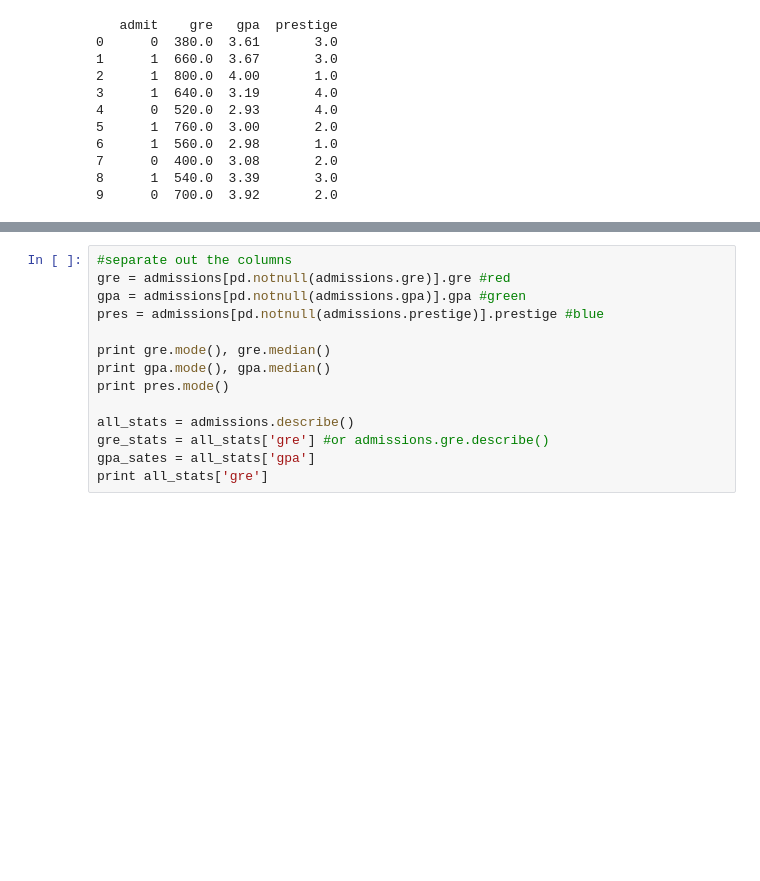
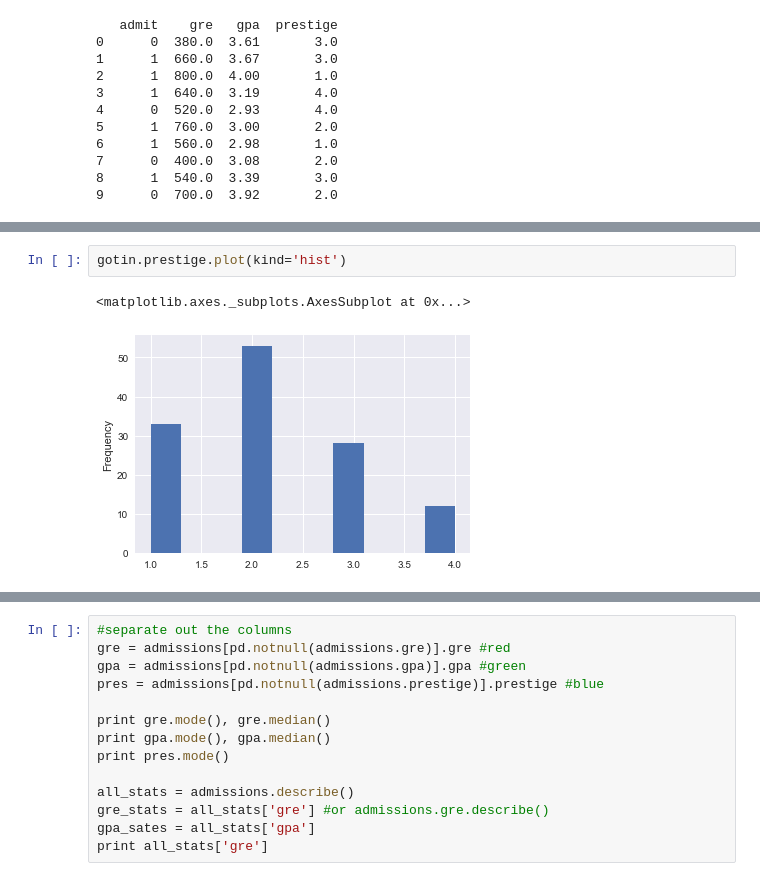
Before and after one commit to cherihung/datasci-18, a Jupyter notebook: class-projects/project-1/assets/project1-admissions-trial.ipynb, the cells around one changed output, grey strips where cells are left out. Saved outputs shown, nothing was run; the diff lists cells and outputs as text; blank space fills up the shorter version.

```diff
--- a/class-projects/project-1/assets/project1-admissions-trial.ipynb
+++ b/class-projects/project-1/assets/project1-admissions-trial.ipynb
@@ -81,0 +98,5 @@ max      0.0  800.000000    4.000000    4.000000
+# %%
+gotin.prestige.plot(kind='hist')
+# %% [output]
+<matplotlib.axes._subplots.AxesSubplot at 0x...>
+[figure, added]
```
Also changed, not shown: parts of 5 cells of this notebook, 2 other files.
